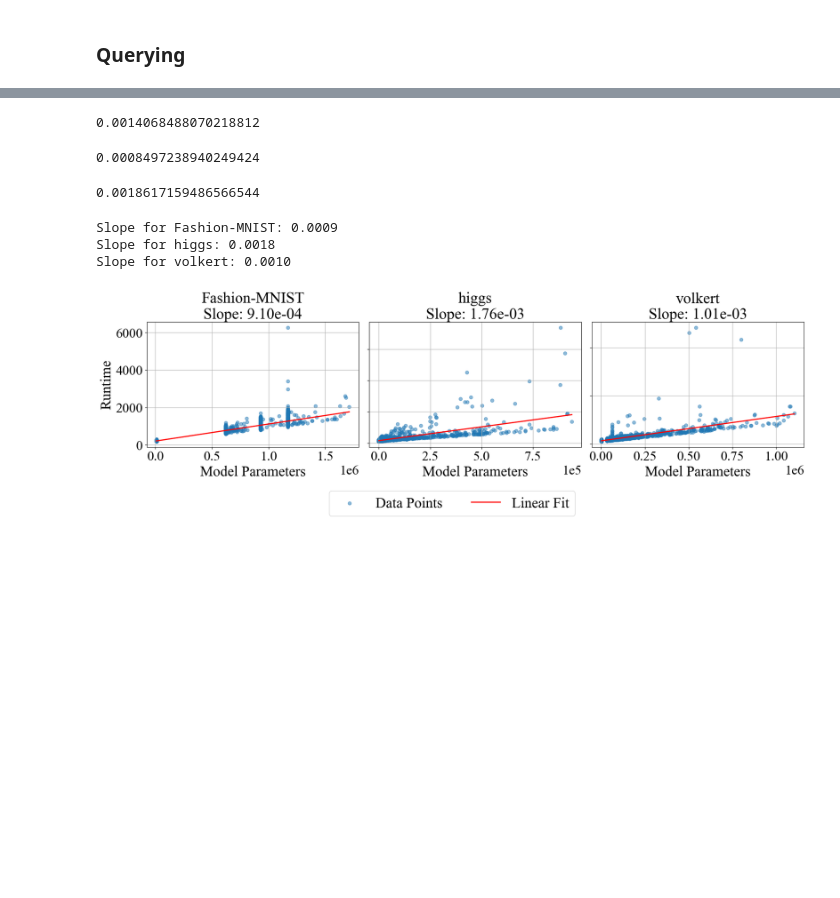
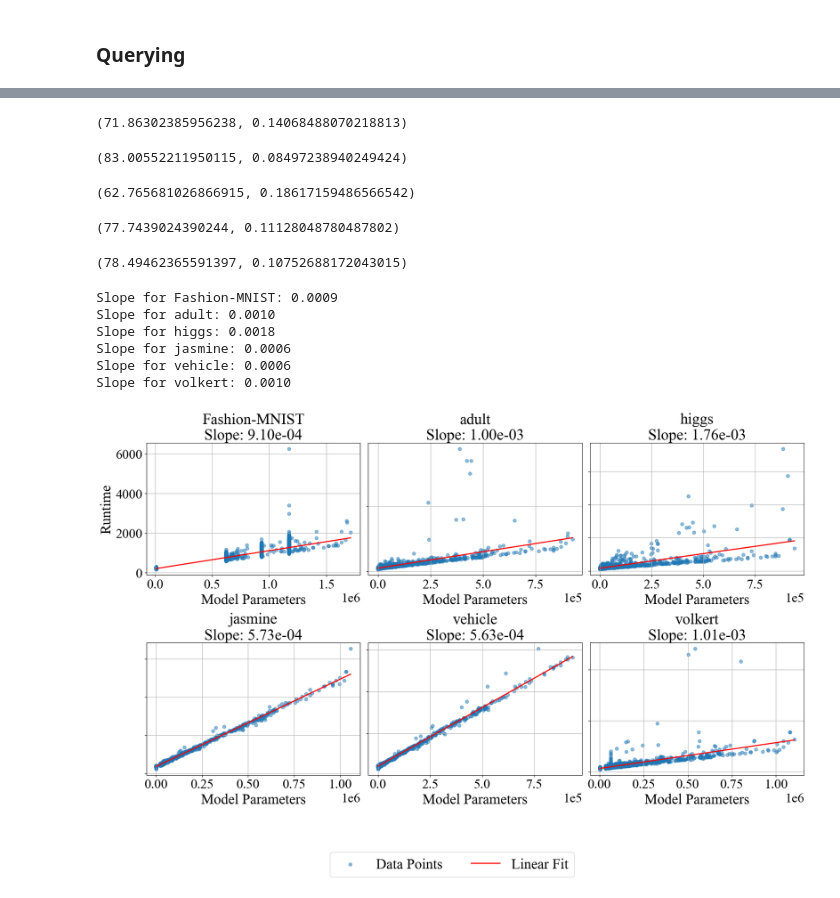
Before and after one commit to QianJaneXie/CostAwareStoppingBayesOpt, a Jupyter notebook: notebooks/LCBench.ipynb, the cells around one changed output, grey strips where cells are left out. Saved outputs shown, nothing was run; the diff lists cells and outputs as text; code cells hidden in the pictures; blank space fills up the shorter version.

Commit message:
add more known cost fitting plots

```diff
--- a/notebooks/LCBench.ipynb
+++ b/notebooks/LCBench.ipynb
@@ -75,34 +75,3 @@ print(openml_task_ids)
 import matplotlib.pyplot as plt
 plt.rcParams['font.family'] = 'serif'
 plt.rcParams['font.serif'] = 'Times New Roman'
-# %%
-import matplotlib.pyplot as plt
-
-# Set the number of configurations (adjust if needed)
-num_configs = 2000
-
-# Dictionary to store cost data for each dataset
-cost_data = {}
-
-# Loop through each dataset and collect cost data
-for dataset in dataset_names:
-    costs = []
-    for i in range(num_configs):
-        try:
-            # Query for the cost value; assuming bench.query returns a list and the last element is the cost
-            cost_value = bench.query(dataset_name=dataset, tag="time", config_id=i)[-1]
-            costs.append(cost_value)
-        except Exception as e:
-            # Handle potential errors (e.g., missing config_id) if necessary
-            print(f"Error retrieving cost for dataset '{dataset}', config {i}: {e}")
-    cost_data[dataset] = costs
-
-# Plot the cost distribution for each dataset
-for dataset, costs in cost_data.items():
-    plt.figure(figsize=(10, 6))
-    plt.hist(costs, bins=30, edgecolor='black')
-    plt.title(f'Distribution of Costs for {dataset} Dataset Configurations')
-    plt.xlabel('Cost')
-    plt.ylabel('Frequency')
-    plt.grid(True)
-    plt.show()
@@ -141,26 +103,36 @@ best_acc = bench.query_best_final("Fashion-MNIST", "final_test_accuracy", "final
 # %%
 best_acc = bench.query_best_final("higgs", "final_test_accuracy", "final_test_accuracy")
-0.5*0.01*0.01*(100-best_acc)
+best_acc,0.5*0.01*(100-best_acc)
 # %% [output]
-0.0014068488070218812
+(71.86302385956238, 0.14068488070218813)
 # %%
 best_acc = bench.query_best_final("adult", "final_test_accuracy", "final_test_accuracy")
-0.5*0.01*0.01*(100-best_acc)
+best_acc, 0.5*0.01*(100-best_acc)
 # %% [output]
-0.0008497238940249424
+(83.00552211950115, 0.08497238940249424)
 # %%
 best_acc = bench.query_best_final("volkert", "final_test_accuracy", "final_test_accuracy")
-0.5*0.01*0.01*(100-best_acc)
+best_acc, 0.5*0.01*(100-best_acc)
 # %% [output]
-0.0018617159486566544
+(62.765681026866915, 0.18617159486566542)
+# %%
+best_acc = bench.query_best_final("jasmine", "final_test_accuracy", "final_test_accuracy")
+best_acc, 0.5*0.01*(100-best_acc)
+# %% [output]
+(77.7439024390244, 0.11128048780487802)
+# %%
+best_acc = bench.query_best_final("vehicle", "final_test_accuracy", "final_test_accuracy")
+best_acc, 0.5*0.01*(100-best_acc)
+# %% [output]
+(78.49462365591397, 0.10752688172043015)
 # %%
 import numpy as np
 
-dataset_names = ['Fashion-MNIST', 'higgs', 'volkert']  # Assumes there are exactly six datasets
+dataset_names = ['Fashion-MNIST', 'adult', 'higgs', 'jasmine', 'vehicle', 'volkert']  # Assumes there are exactly six datasets
 num_configs = 2000  # Adjust based on available configurations
 
 # Create a 1x3 grid of subplots for each dataset.
-fig, axes = plt.subplots(1, 3, figsize=(18, 6))
+fig, axes = plt.subplots(2, 3, figsize=(18, 12))
 axes = axes.flatten()
 
 for i, (ax, dataset) in enumerate(zip(axes, dataset_names)):
@@ -192,35 +164,38 @@ for i, (ax, dataset) in enumerate(zip(axes, dataset_names)):
 
         # Print and display slope
         print(f"Slope for {dataset}: {slope:.4f}")
         ax.set_title(f"{dataset}\nSlope: {slope:.2e}", fontsize=28)
     else:
         ax.set_title(f"{dataset}\nInsufficient data", fontsize=28)
 
     if i == 0:
         ax.set_ylabel("Runtime", fontsize=26)
     else:
         ax.set_ylabel("")
         ax.tick_params(labelleft=False)
     ax.set_xlabel("Model Parameters", fontsize=26)
     ax.tick_params(axis='both', labelsize=24)
     ax.grid(True)
     ax.ticklabel_format(style='sci', axis='x', scilimits=(0, 0))
     ax.xaxis.get_offset_text().set_fontsize(24)
 
 # plt.suptitle("Time vs Model Parameters with Linear Regression and Slopes", fontsize=)
 # Get legend handles and labels from one of the axes
 handles, labels = axes[0].get_legend_handles_labels()
 
 # Place the legend below all subplots
 fig.legend(handles, labels, loc='lower center', ncol=2, fontsize=26, bbox_to_anchor=(0.5, -0.05))
 plt.tight_layout(rect=[0, 0.1, 1, 0.95])
 # plt.show()
-plt.savefig("../plots/runtime_proxy.pdf")
+# plt.savefig("../plots/runtime_proxy.pdf")
 # %% [output]
 Slope for Fashion-MNIST: 0.0009
+Slope for adult: 0.0010
 Slope for higgs: 0.0018
+Slope for jasmine: 0.0006
+Slope for vehicle: 0.0006
 Slope for volkert: 0.0010
-[figure, old version]
+[figure, new version]
 # %%
 import matplotlib.pyplot as plt
 import numpy as np
```
Also changed, not shown: parts of 3 cells of this notebook.
